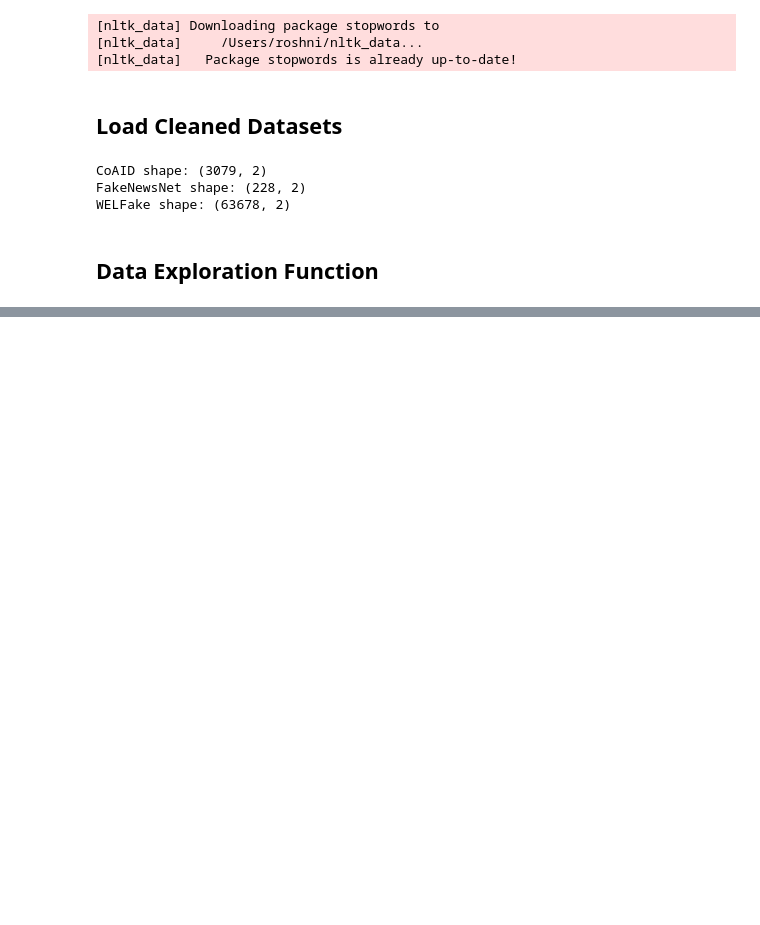
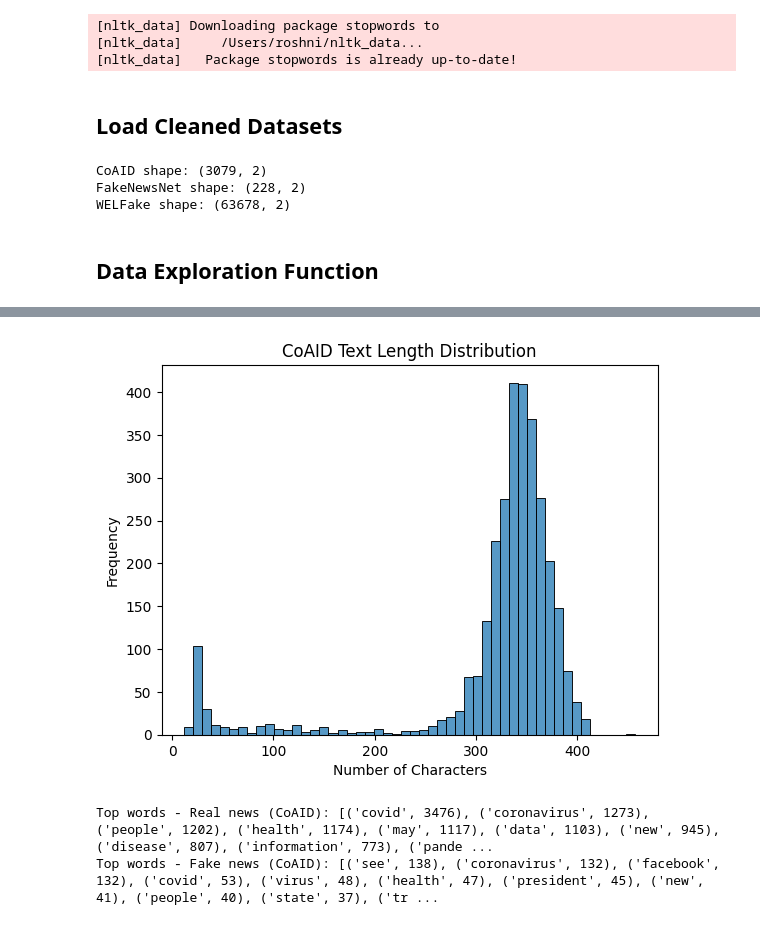
Before and after one commit to sharmaroshni956/owml_project, a Jupyter notebook: notebooks/data_exploration.ipynb, the cells around one changed output, grey strips where cells are left out. Cells and saved outputs as stored; diff of their text form; code cells hidden in the pictures; blank space fills up the shorter version.

```diff
--- a/notebooks/data_exploration.ipynb
+++ b/notebooks/data_exploration.ipynb
@@ -81,0 +93,14 @@ def plot_wordcloud(text, title):                # Word cloud
+# %%
+sns.histplot(CoAID['text_length'], bins=50)
+plt.title("CoAID Text Length Distribution")
+plt.xlabel("Number of Characters")
+plt.ylabel("Frequency")
+plt.show()
+# %% [output]
+[figure, added]
+# %%
+print("Top words - Real news (CoAID):", get_top_words(CoAID[CoAID['label']==1]['text']))    # Getting top words for Real news in CoAID dataset
+print("Top words - Fake news (CoAID):", get_top_words(CoAID[CoAID['label']==0]['text']))    # Getting top words for Fake news in CoAID dataset
+# %% [output]
+Top words - Real news (CoAID): [('covid', 3476), ('coronavirus', 1273), ('people', 1202), ('health', 1174), ('may', 1117), ('data', 1103), ('new', 945), ('disease', 807), ('information', 773), ('pande ...
+Top words - Fake news (CoAID): [('see', 138), ('coronavirus', 132), ('facebook', 132), ('covid', 53), ('virus', 48), ('health', 47), ('president', 45), ('new', 41), ('people', 40), ('state', 37), ('tr ...
```
Also changed, not shown: parts of 16 cells of this notebook, 4 other files.
